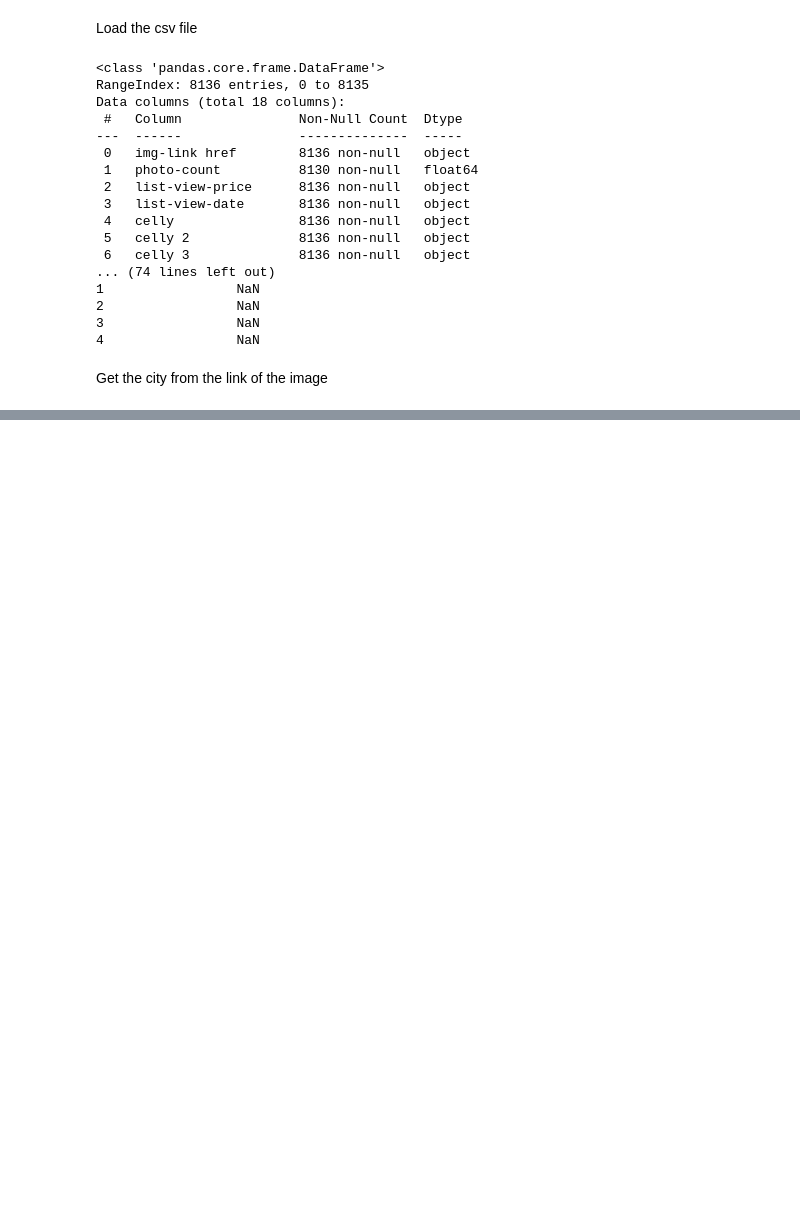
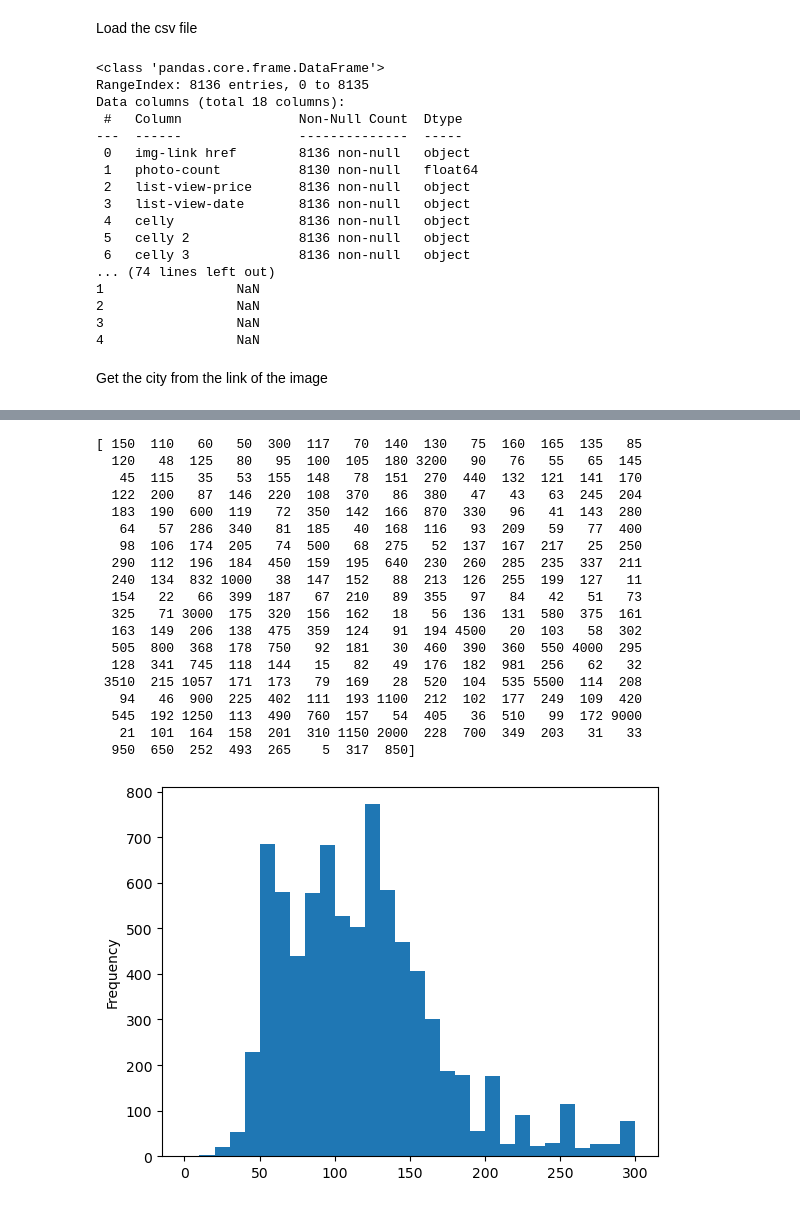
Before and after one commit to canbula/EgeEmlak, a Jupyter notebook: notebook01.ipynb, the cells around one changed output, grey strips where cells are left out. Drawn from its saved outputs; the diff is of its cells as text; code cells hidden in the pictures; blank space fills up the shorter version.

Commit message:
cleaning

```diff
--- a/notebook01.ipynb
+++ b/notebook01.ipynb
@@ -69,0 +116,5 @@ print(data[data["city"] == "izmir"]["district"].unique())
+# %%
+# drop the columns that are not useful
+data.drop(['photo-count', 'list-view-date', 'he-lazy-image src', 'left', 'img-wrp href', 'he-lazy-image src 2', 'branded__text', 'branded__text 2', 'img-wrp href 2', 'he-lazy-image src 3'], axis=1, inplace=True)
+# see the columns of the data
+print(data.columns)
@@ -69,0 +150,12 @@ print(data[data["city"] == "izmir"]["district"].unique())
+# %%
+# clean the 'celly' column
+data["celly"] = data["celly"].apply(lambda x: x.replace('Stüdyo', '1 + 0'))
+data["celly"] = data["celly"].apply(lambda x: x.replace('\n', ''))
+data["room"] = data["celly"].apply(lambda x: x.split('+')[0]).astype(int)
+data["salon"] = data["celly"].apply(lambda x: x.split('+')[1]).astype(int)
+# see the unique values of the 'room' and 'salon' columns
+print(data["room"].unique())
+print(data["salon"].unique())
+# see the frequency of the 'room' and 'salon' columns
+print(data["room"].value_counts())
+print(data["salon"].value_counts())
@@ -69,0 +180,11 @@ print(data[data["city"] == "izmir"]["district"].unique())
+# %%
+# drop the 'celly' column
+try:
+    data.drop("celly", axis=1, inplace=True)
+except:
+    print("The column has already been dropped.")
+# drop the rows that have > 7 rooms and > 2 salons
+data = data[(data["room"] <= 7) & (data["salon"] <= 2)]
+# see the unique values of the 'room' and 'salon' columns
+print(data["room"].unique())
+print(data["salon"].unique())
@@ -69,0 +215,34 @@ print(data[data["city"] == "izmir"]["district"].unique())
+# %%
+# clean the 'celly 2' column
+data["celly 2"] = data["celly 2"].apply(lambda x: x.replace('.', ''))
+data["area"] = data["celly 2"].apply(lambda x: x.split(' ')[0]).astype(int)
+# see the unique values of the 'area' column
+print(data["area"].unique())
+# see an histogram of the 'area' column with x axis from 0 to 300
+data["area"].plot(kind="hist", bins=30, range=(0, 300))
+# drop the 'celly 2' column
+try:
+    data.drop("celly 2", axis=1, inplace=True)
+except:
+    print("The column has already been dropped.")
+# %% [output]
+[ 150  110   60   50  300  117   70  140  130   75  160  165  135   85
+  120   48  125   80   95  100  105  180 3200   90   76   55   65  145
+   45  115   35   53  155  148   78  151  270  440  132  121  141  170
+  122  200   87  146  220  108  370   86  380   47   43   63  245  204
+  183  190  600  119   72  350  142  166  870  330   96   41  143  280
+   64   57  286  340   81  185   40  168  116   93  209   59   77  400
+   98  106  174  205   74  500   68  275   52  137  167  217   25  250
+  290  112  196  184  450  159  195  640  230  260  285  235  337  211
+  240  134  832 1000   38  147  152   88  213  126  255  199  127   11
+  154   22   66  399  187   67  210   89  355   97   84   42   51   73
+  325   71 3000  175  320  156  162   18   56  136  131  580  375  161
+  163  149  206  138  475  359  124   91  194 4500   20  103   58  302
+  505  800  368  178  750   92  181   30  460  390  360  550 4000  295
+  128  341  745  118  144   15   82   49  176  182  981  256   62   32
+ 3510  215 1057  171  173   79  169   28  520  104  535 5500  114  208
+   94   46  900  225  402  111  193 1100  212  102  177  249  109  420
+  545  192 1250  113  490  760  157   54  405   36  510   99  172 9000
+   21  101  164  158  201  310 1150 2000  228  700  349  203   31   33
+  950  650  252  493  265    5  317  850]
+[figure, added]
```
Also changed, not shown: parts of 21 cells of this notebook.
